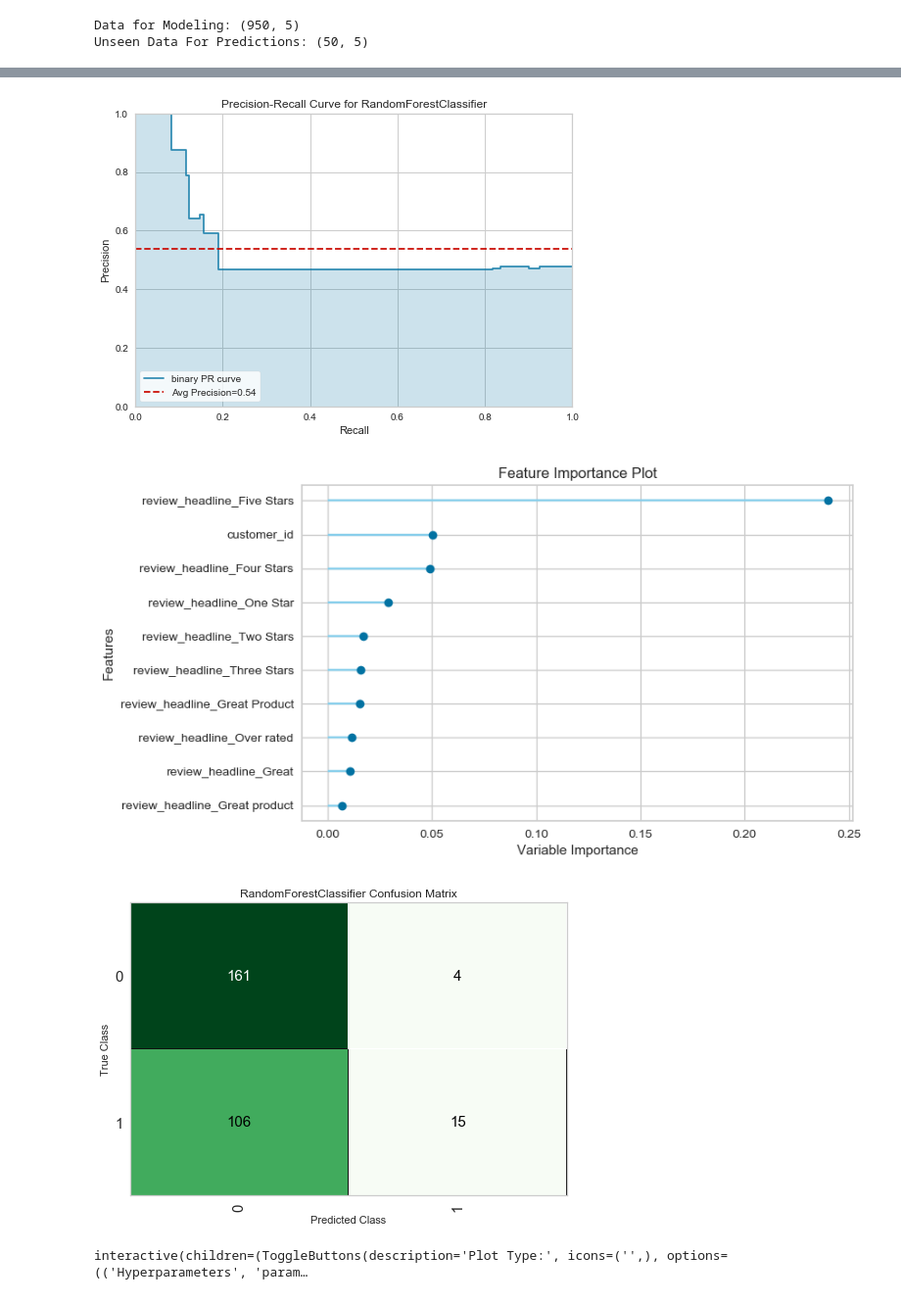
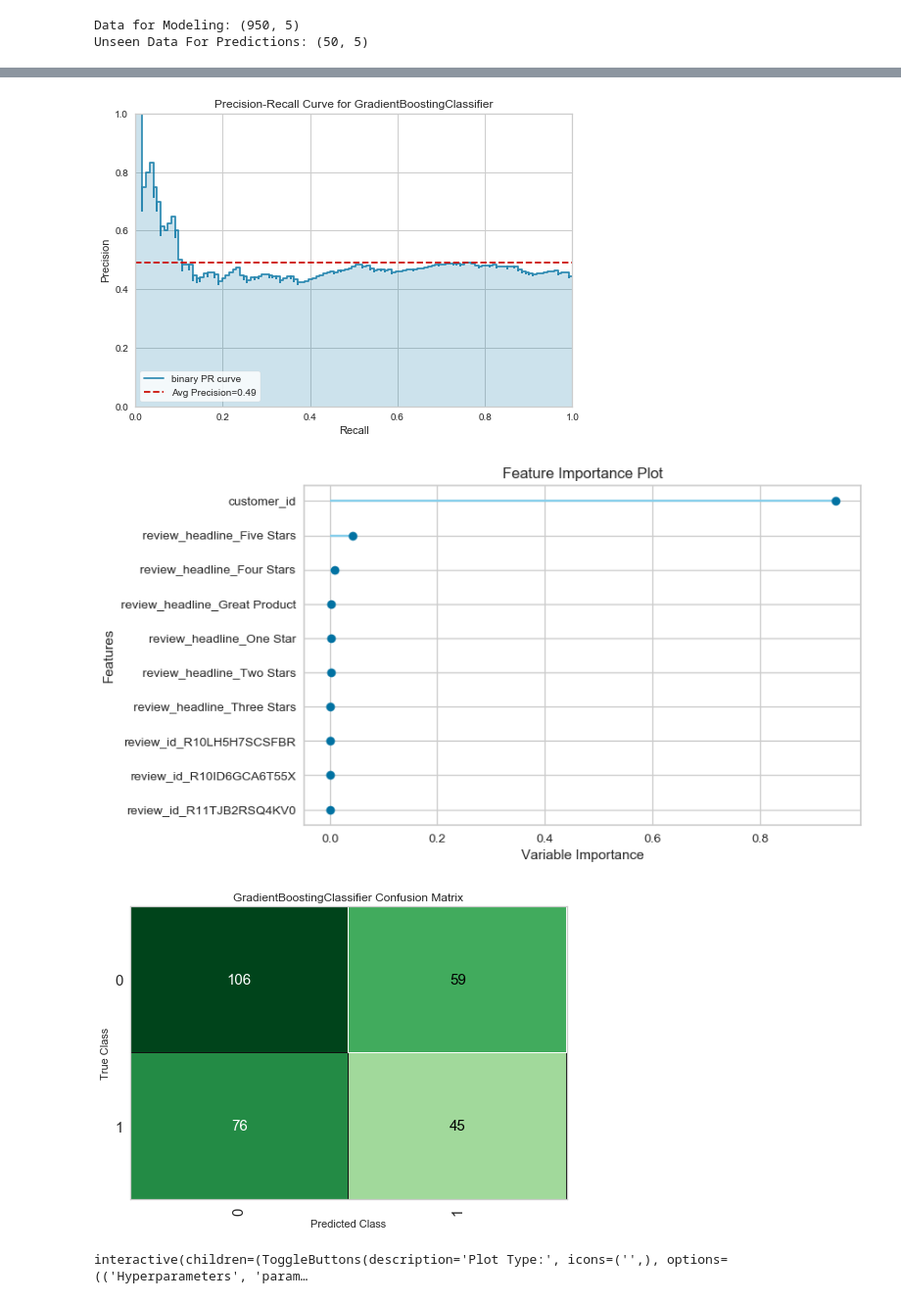
Before and after one commit to kirti-chaudhari/SpringBoard_DataScience_Career, a Jupyter notebook: CapstoneProject2/Capstone 2 - NLP.ipynb, the cells around one changed output, grey strips where cells are left out. Shown at 98% size. Cells and saved outputs as stored; diff of their text form; code cells hidden in the pictures.

```diff
--- a/CapstoneProject2/Capstone 2 - NLP.ipynb
+++ b/CapstoneProject2/Capstone 2 - NLP.ipynb
@@ -466,0 +402,2 @@ dt = create_model('dt')
+# %%
+gbc = create_model('gbc')
@@ -466,0 +418,2 @@ dt = create_model('dt')
+# %%
+tuned_gbc = tune_model(gbc)
@@ -571,13 +452,13 @@ plot_model(tuned_rf, plot = 'auc')
 # %%
-plot_model(tuned_rf, plot = 'pr')
+plot_model(tuned_gbc, plot = 'pr')
 # %% [output]
-[figure, old version]
+[figure, new version]
 # %%
-plot_model(tuned_rf, plot='feature')
+plot_model(tuned_gbc, plot='feature')
 # %% [output]
-[figure, old version]
+[figure, new version]
 # %%
-plot_model(tuned_rf, plot = 'confusion_matrix')
+plot_model(tuned_gbc, plot = 'confusion_matrix')
 # %% [output]
-[figure, old version]
+[figure, new version]
 # %%
```
Also changed, not shown: parts of 57 cells of this notebook, 1 other file.
